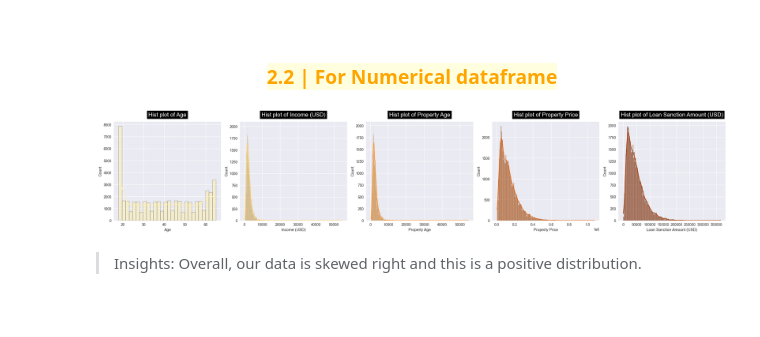
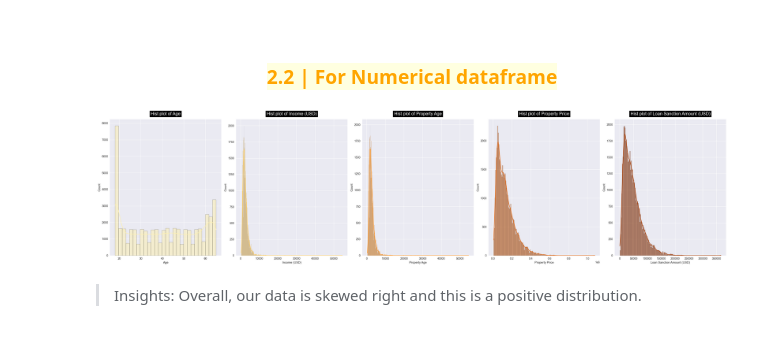
Before and after one commit to ttnghii/Machine-Learning-Basics-Models, a Jupyter notebook: supervised/linear_regression/predict_house_loan.ipynb, the cells around one changed output. Drawn from its saved outputs; the diff is of its cells as text; code cells hidden in the pictures.

```diff
--- a/supervised/linear_regression/predict_house_loan.ipynb
+++ b/supervised/linear_regression/predict_house_loan.ipynb
@@ -142,10 +138,10 @@ Số lượng unique values bằng 2 là Categorical columns, lớn hơn 2 là N
 # %%
 target = 'Loan Sanction Amount (USD)'
 
-categorical_df = df.select_dtypes(exclude='number')
-categorical_cols = [col for col in categorical_df.columns]
+cat_df = df.select_dtypes(exclude='number')
+# categorical_cols = [col for col in categorical_df.columns]
 
-numerical_df = df.select_dtypes(include='number')
-numeric_cols = [col for col in numerical_df.columns]
+num_df = df.select_dtypes(include='number')
+# numeric_cols = [col for col in numerical_df.columns]
 
-print(f'Categorical columns = {categorical_cols}\nNumerical columns = {numeric_cols}')
+# print(f'Categorical columns = {categorical_cols}\nNumerical columns = {numeric_cols}')
@@ -183,10 +173,10 @@ utils.custom_pieplot(
 </h3>
 # %%
 utils.custom_histplot(
-  df=numerical_df, ncols=5, figsize=(25, 5), color=color
+    df=num_df, ncols=5, figsize=(32, 8), color=color
 )
 # %% [output]
-[figure, old version]
+[figure, new version]
 # %% [markdown]
 > Insights: Overall, our data is skewed right and this is a positive distribution.
 # %% [markdown]
```
Also changed, not shown: parts of 36 cells of this notebook, 1 other file.
